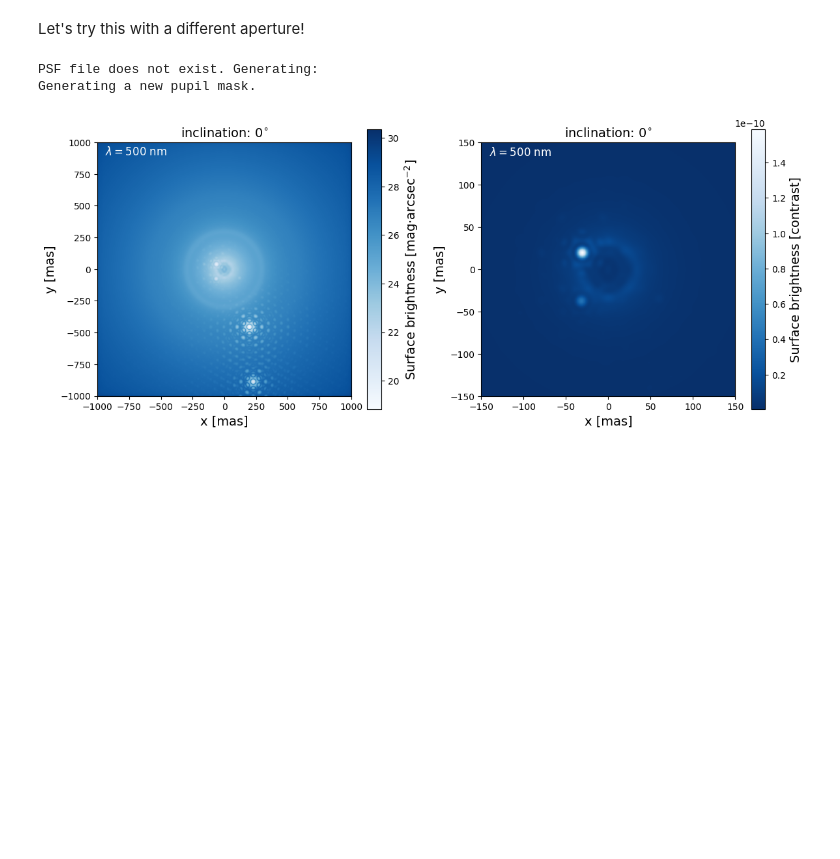
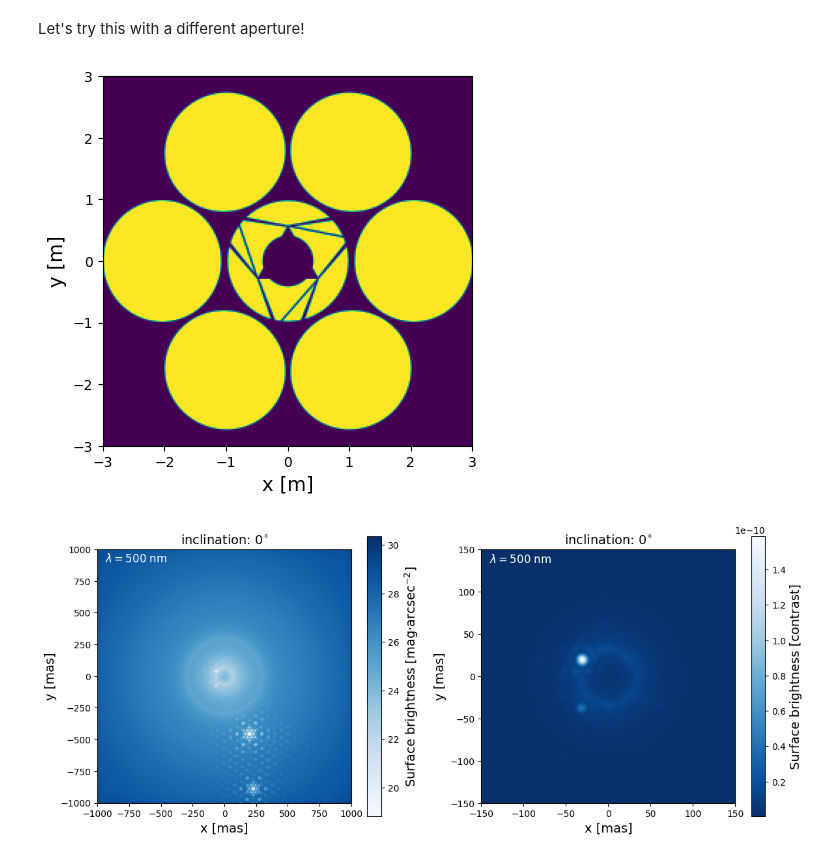
Before and after one commit to xiaziyna/PyStarshade, a Jupyter notebook: docs/content/solar_system.ipynb, the cells around one changed output. Saved outputs shown, nothing was run; the diff lists cells and outputs as text; code cells hidden in the pictures; blank space fills up the shorter version.

```diff
--- a/docs/content/solar_system.ipynb
+++ b/docs/content/solar_system.ipynb
@@ -290,14 +301,26 @@ plt.show()
 # %% [markdown]
 Let's try this with a different aperture!
+# %%
+drm = 'hwo'
+pupil_type = 'GMT'
+
+hwo_starshade = StarshadeProp(drm = drm)
+hwo_starshade.N_wl = 1 # edit an internal variable so that only a single wavelength PSF basis is calculated
+hwo_starshade.gen_psf_basis(pupil_type = pupil_type)
+focal_intensity = hwo_starshade.gen_scene(pupil_type, source_field.astype(np.float32), lam_ref, pupil_symmetry = False)
+
+hwo_starshade.gen_pupil(pupil_type = pupil_type)
+aperture = hwo_starshade.pupil_mask
+
+plt.figure()
+# Plot the first image
+plt.imshow(aperture,extent=(-3, 3, -3, 3))
+plt.xlabel('x [m]',fontsize=14)
+plt.ylabel('y [m]',fontsize=14)
+plt.show()
+# %% [output]
+[figure, added]
 # %%
-drm = 'hwo'
-pupil_type = 'GMT'
-
-hwo_starshade = StarshadeProp(drm = drm)
-hwo_starshade.N_wl = 1 # edit an internal variable so that only a single wavelength PSF basis is calculated
-hwo_starshade.gen_psf_basis(pupil_type = pupil_type)
-focal_intensity = hwo_starshade.gen_scene(pupil_type, source_field.astype(np.float32), lam_ref, pupil_symmetry = False)
-
 fig, (ax1, ax2) = plt.subplots(1, 2, figsize=(12, 5))
 
 im1 = ax1.imshow(
@@ -331,6 +354,4 @@ cbar2.set_label('Surface brightness [contrast]', fontsize=14)
 plt.tight_layout()
 plt.show()
 # %% [output]
-PSF file does not exist. Generating:
-Generating a new pupil mask.
 [figure]
```
Also changed, not shown: parts of 2 cells of this notebook, 2 other files.
